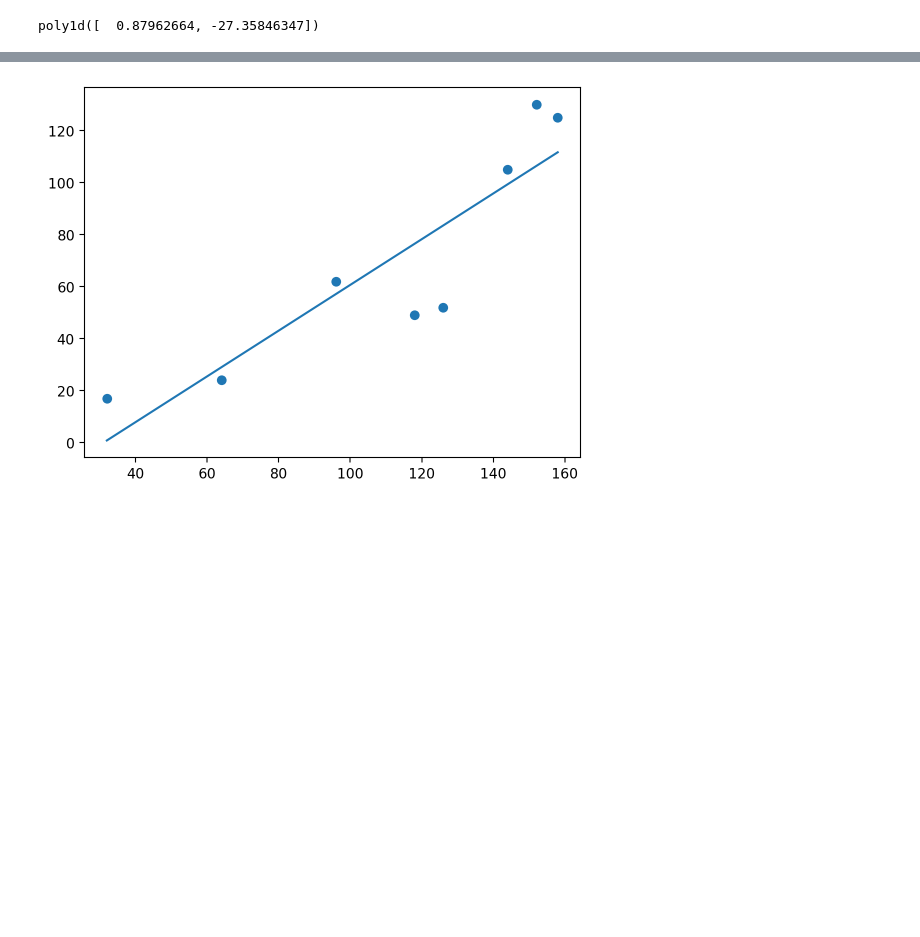
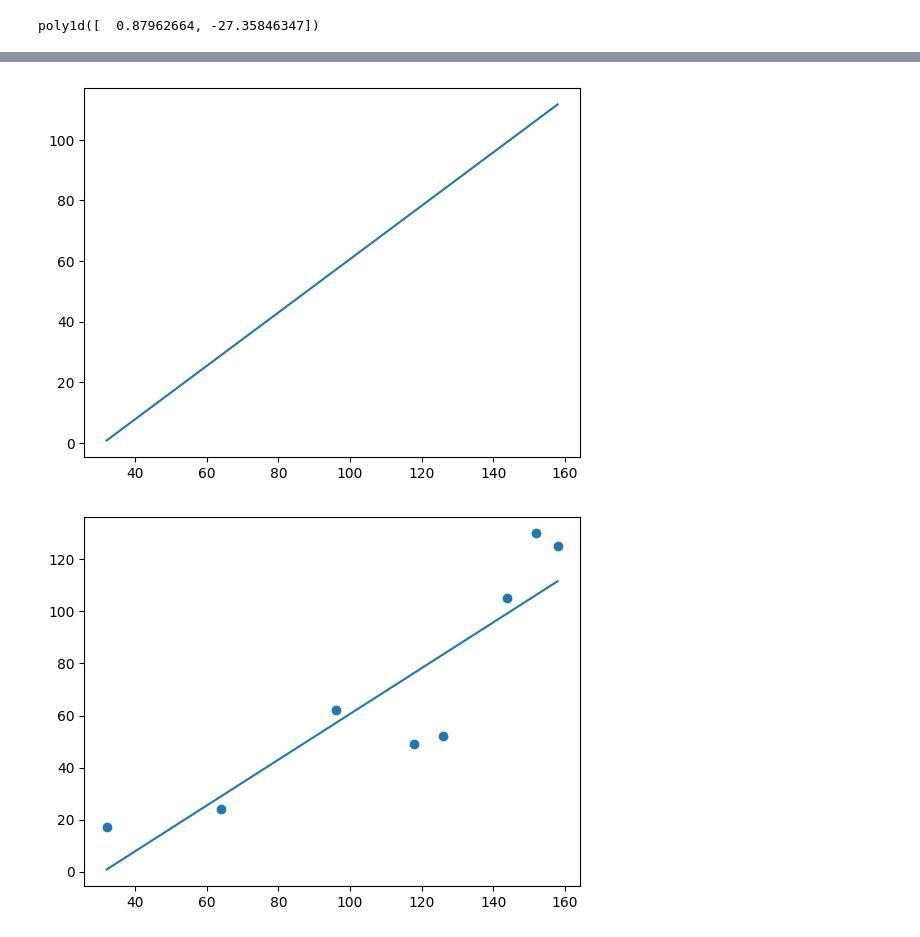
Before and after one commit to psjin2024/ml-data, a Jupyter notebook: 2장. 회귀분석 - 4절. 단순회귀분석.ipynb, the cells around one changed output, grey strips where cells are left out. Saved outputs shown, nothing was run; the diff lists cells and outputs as text; code cells hidden in the pictures; blank space fills up the shorter version.

```diff
--- a/2장. 회귀분석 - 4절. 단순회귀분석.ipynb
+++ b/2장. 회귀분석 - 4절. 단순회귀분석.ipynb
@@ -45,3 +73,9 @@ poly1d([  0.87962664, -27.35846347])
+# %%
+
+plt.plot(X, fit_fn(X))
+plt.show()
+# %% [output]
+[figure, added]
 # %%
 plt.scatter(X, Y)
 plt.plot(X, fit_fn(X))
```
Also changed, not shown: parts of 8 cells of this notebook, 2 other files.
